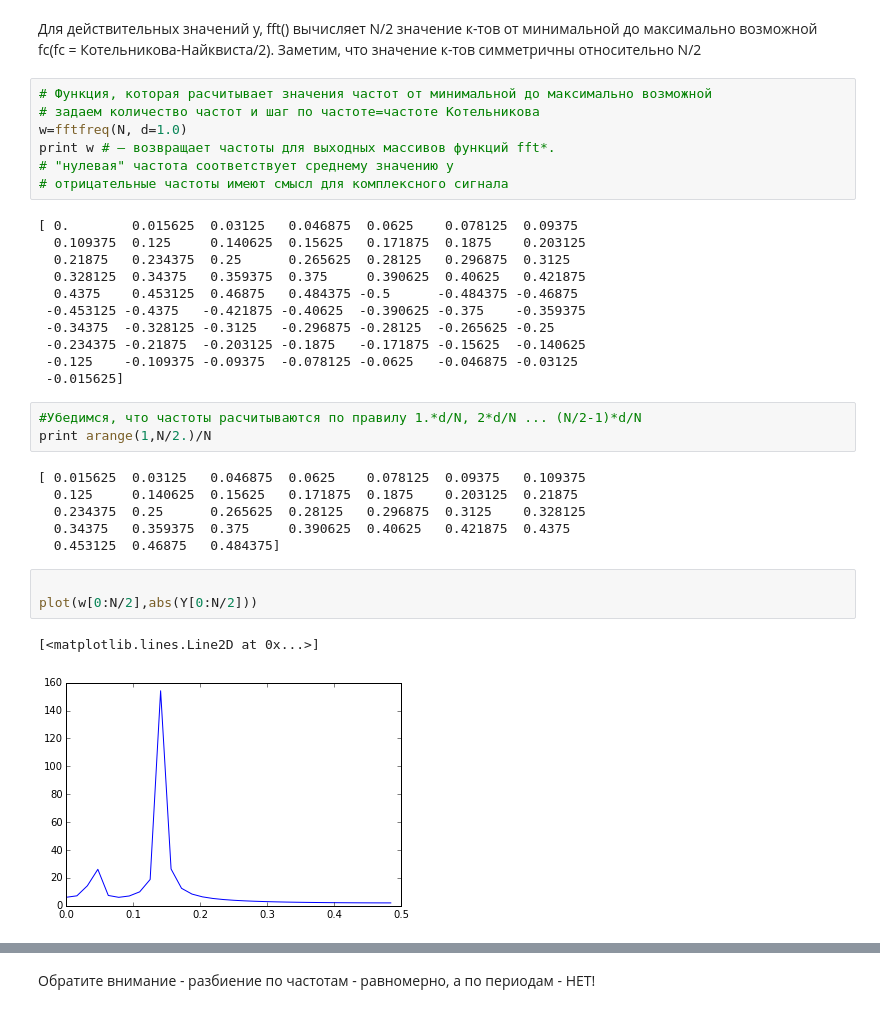
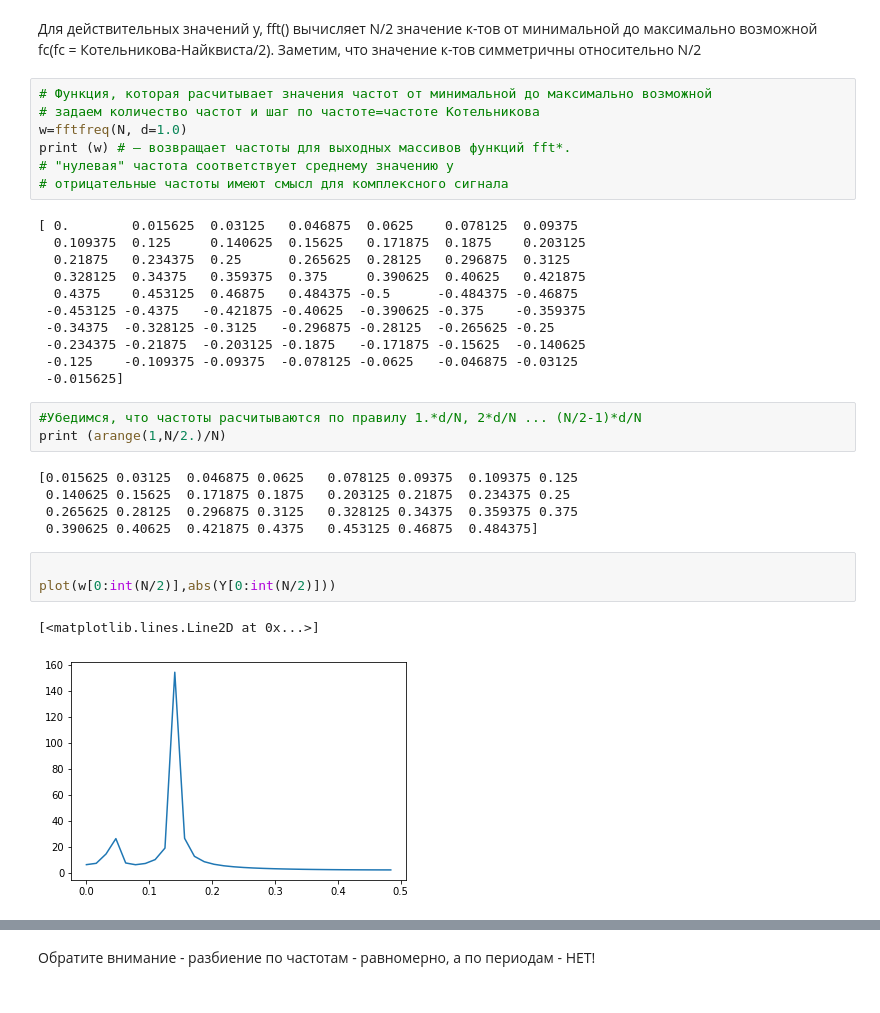
Before and after one commit to Bessarabf/recipePY, a Jupyter notebook: Furie/test_fft.ipynb, the cells around one changed output, grey strips where cells are left out. Cells and saved outputs as stored; diff of their text form.

```diff
--- a/Furie/test_fft.ipynb
+++ b/Furie/test_fft.ipynb
@@ -32,7 +37,7 @@ plot(abs(Y))
 # Функция, которая расчитывает значения частот от минимальной до максимально возможной
 # задаем количество частот и шаг по частоте=частоте Котельникова
 w=fftfreq(N, d=1.0)
-print w # — возвращает частоты для выходных массивов функций fft*.
+print (w) # — возвращает частоты для выходных массивов функций fft*.
 # "нулевая" частота соответствует среднему значению y
 # отрицательные частоты имеют смысл для комплексного сигнала
 # %% [output]
@@ -48,18 +53,17 @@ print w # — возвращает частоты для выходных мас
  -0.015625]
 # %%
 #Убедимся, что частоты расчитываются по правилу 1.*d/N, 2*d/N ... (N/2-1)*d/N
-print arange(1,N/2.)/N
+print (arange(1,N/2.)/N)
 # %% [output]
-[ 0.015625  0.03125   0.046875  0.0625    0.078125  0.09375   0.109375
-  0.125     0.140625  0.15625   0.171875  0.1875    0.203125  0.21875
-  0.234375  0.25      0.265625  0.28125   0.296875  0.3125    0.328125
-  0.34375   0.359375  0.375     0.390625  0.40625   0.421875  0.4375
-  0.453125  0.46875   0.484375]
+[0.015625 0.03125  0.046875 0.0625   0.078125 0.09375  0.109375 0.125
+ 0.140625 0.15625  0.171875 0.1875   0.203125 0.21875  0.234375 0.25
+ 0.265625 0.28125  0.296875 0.3125   0.328125 0.34375  0.359375 0.375
+ 0.390625 0.40625  0.421875 0.4375   0.453125 0.46875  0.484375]
 # %%
 
-plot(w[0:N/2],abs(Y[0:N/2]))
+plot(w[0:int(N/2)],abs(Y[0:int(N/2)]))
 # %% [output]
 [<matplotlib.lines.Line2D at 0x...>]
-[figure, old version]
+[figure, new version]
 # %%
 # рассчитаем периоды для соответствующих частот
```
Also changed, not shown: parts of 8 cells of this notebook, 15 other files.
